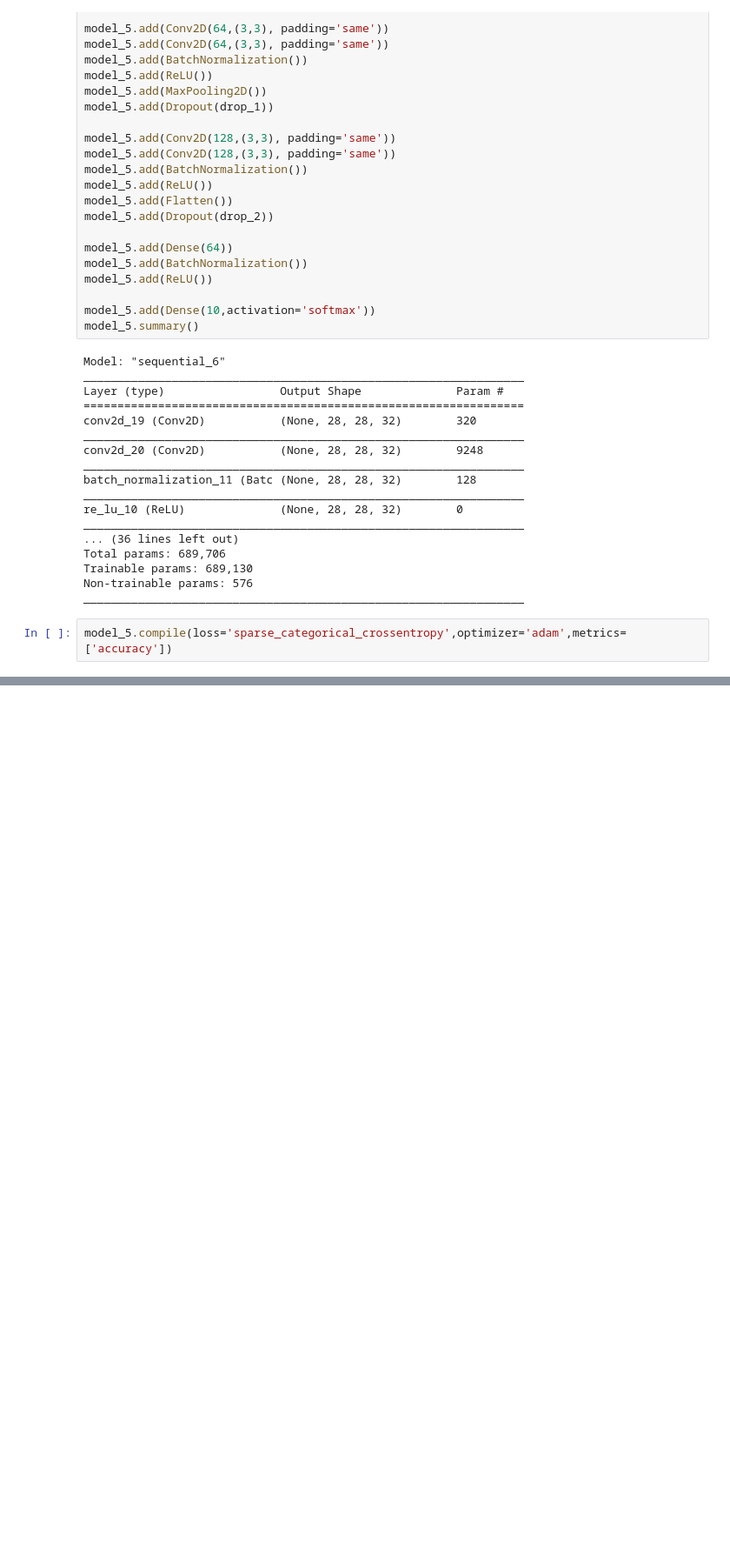
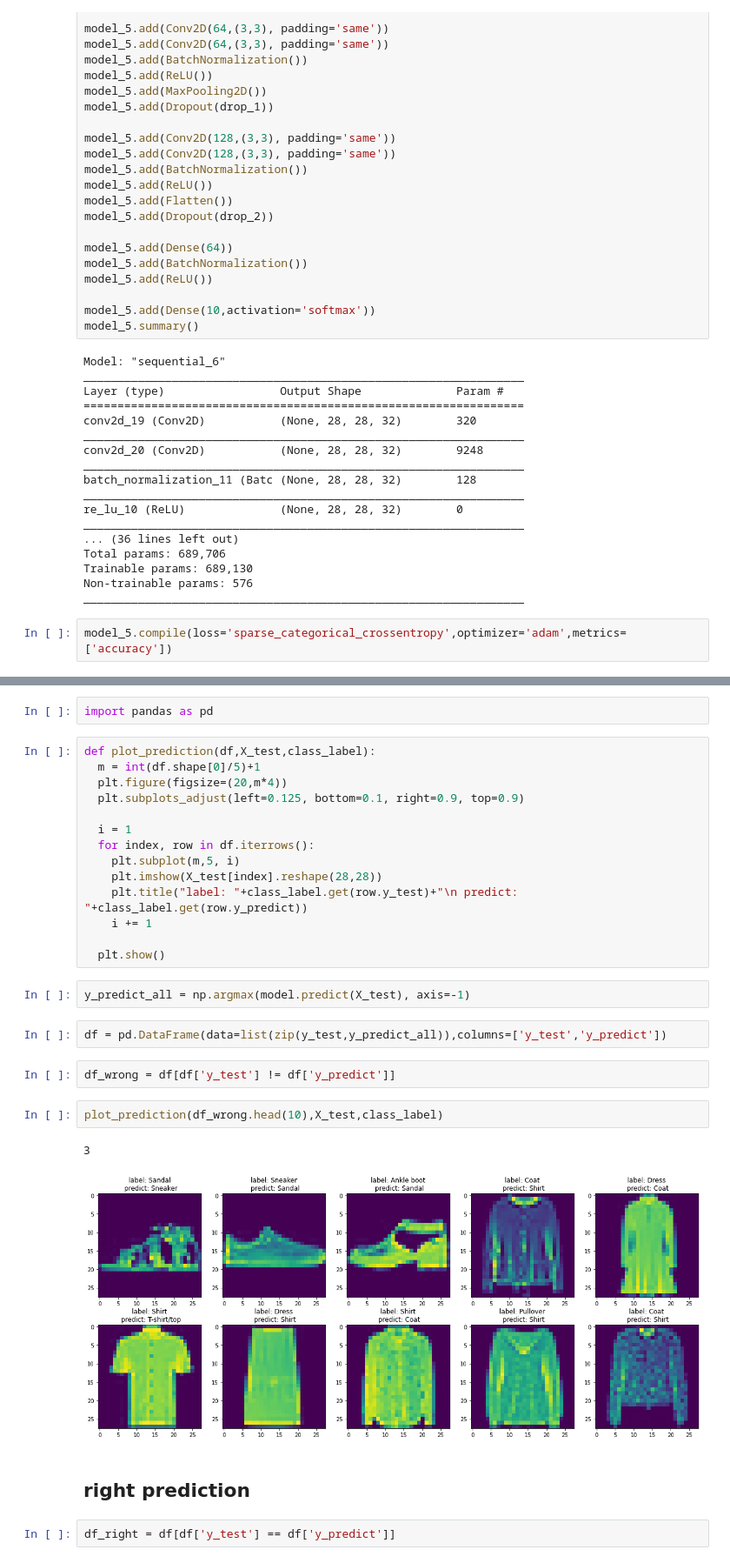
Before and after one commit to martinfinis/HelloCodeSchoolProject, a Jupyter notebook: Quest_Simple_Image_Classification_with_Neural_Networks_Martin.ipynb, the cells around one changed output, grey strips where cells are left out. Shown at 87% size. Saved outputs shown, nothing was run; the diff lists cells and outputs as text; blank space fills up the shorter version.

```diff
--- a/Quest_Simple_Image_Classification_with_Neural_Networks_Martin.ipynb
+++ b/Quest_Simple_Image_Classification_with_Neural_Networks_Martin.ipynb
@@ -519,0 +520,31 @@ history_plot_from_loss_acc(history_6, "model_6 switch form padding valid to same
+# %%
+import pandas as pd
+# %%
+def plot_prediction(df,X_test,class_label):
+  m = int(df.shape[0]/5)+1
+  plt.figure(figsize=(20,m*4))
+  plt.subplots_adjust(left=0.125, bottom=0.1, right=0.9, top=0.9)
+
+  i = 1
+  for index, row in df.iterrows():
+    plt.subplot(m,5, i)
+    plt.imshow(X_test[index].reshape(28,28))
+    plt.title("label: "+class_label.get(row.y_test)+"\n predict: "+class_label.get(row.y_predict))
+    i += 1
+
+  plt.show()
+# %%
+y_predict_all = np.argmax(model.predict(X_test), axis=-1)
+# %%
+df = pd.DataFrame(data=list(zip(y_test,y_predict_all)),columns=['y_test','y_predict'])
+# %%
+df_wrong = df[df['y_test'] != df['y_predict']]
+# %%
+plot_prediction(df_wrong.head(10),X_test,class_label)
+# %% [output]
+3
+[figure, added]
+# %% [markdown]
+## right prediction
+# %%
+df_right = df[df['y_test'] == df['y_predict']]
```
Also changed, not shown: parts of 18 cells of this notebook.
